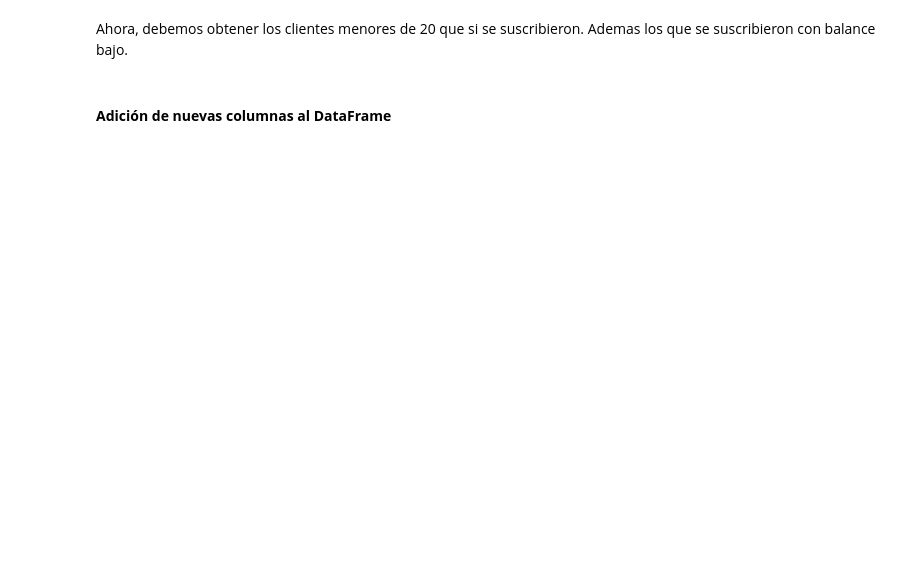
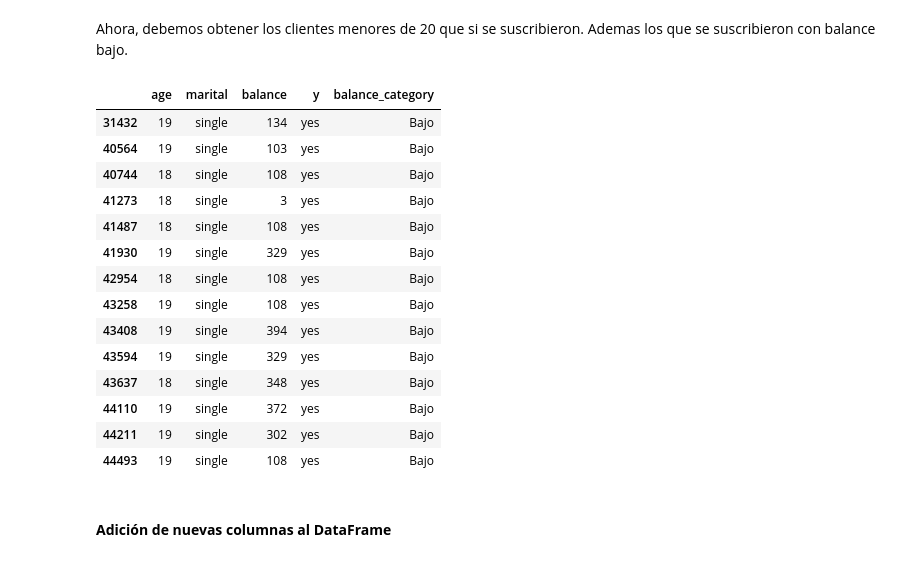
Before and after one commit to lporras/bootcamp_analisis_predic, a Jupyter notebook: docs/modulo_1_sin_codigo.ipynb, the cells around one changed output. Saved outputs shown, nothing was run; the diff lists cells and outputs as text; code cells hidden in the pictures; blank space fills up the shorter version.

```diff
--- a/docs/modulo_1_sin_codigo.ipynb
+++ b/docs/modulo_1_sin_codigo.ipynb
@@ -560,13 +567,29 @@ print(new_dfm20.head())
 Ahora, debemos obtener los clientes menores de 20 que si se suscribieron. Ademas los que se suscribieron con balance bajo.
 # %%
 # menores de 20 que se suscribieron
-# TU CODIGO AQUI
+new_dfm20[new_dfm20['y'] == 'yes']
 
 # Otra forma de seleccionarlos
-new_dfm20[new_dfm20['y'].isin(['yes'])]
+#new_dfm20[new_dfm20['y'].isin(['yes'])]
 
 # menores de 20 que se suscribieron con balance bajo
-# TU CODIGO AQUI
+new_dfm20[(new_dfm20['y'] == 'yes') & (new_dfm20['balance_category'] == 'Bajo')]
+# %% [output]
+|  | age | marital | balance | y | balance_category |
+| 31432 | 19 | single | 134 | yes | Bajo |
+| 40564 | 19 | single | 103 | yes | Bajo |
+| 40744 | 18 | single | 108 | yes | Bajo |
+| 41273 | 18 | single | 3 | yes | Bajo |
+| 41487 | 18 | single | 108 | yes | Bajo |
+| 41930 | 19 | single | 329 | yes | Bajo |
+| 42954 | 18 | single | 108 | yes | Bajo |
+| 43258 | 19 | single | 108 | yes | Bajo |
+| 43408 | 19 | single | 394 | yes | Bajo |
+| 43594 | 19 | single | 329 | yes | Bajo |
+| 43637 | 18 | single | 348 | yes | Bajo |
+| 44110 | 19 | single | 372 | yes | Bajo |
+| 44211 | 19 | single | 302 | yes | Bajo |
+| 44493 | 19 | single | 108 | yes | Bajo |
 # %% [markdown]
 #### **Adición de nuevas columnas al DataFrame**
 # %%
```
Also changed, not shown: parts of 2 cells of this notebook.
